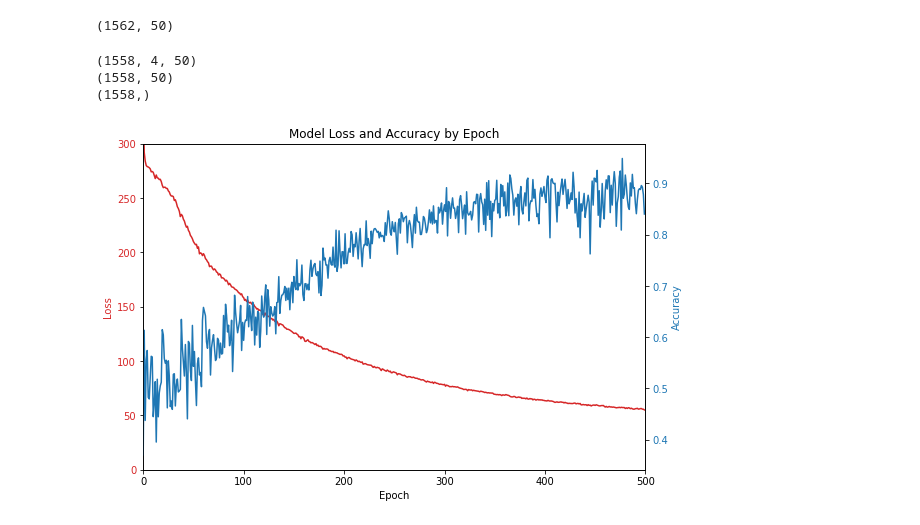
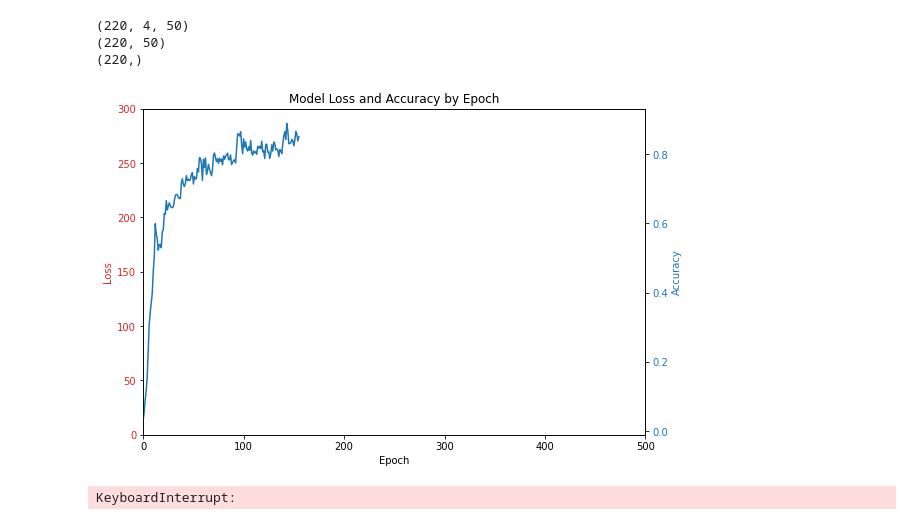
Before and after one commit to YoonjaeH/HackIllinois, a Jupyter notebook: data/model_train.ipynb, the cells around one changed output. Saved outputs shown, nothing was run; the diff lists cells and outputs as text; code cells hidden in the pictures.

Commit message:
Update data by 7 days bin

```diff
--- a/data/model_train.ipynb
+++ b/data/model_train.ipynb
@@ -17,11 +17,9 @@ import matplotlib.pyplot as plt
 data = pd.read_csv('data_from_news.csv')
 # %%
 # Group data by weeks
-# matrix, date = convert_data_to_matrix(data, group_data = True, group_days = 7)
-matrix, date = convert_data_to_matrix(data)
-matrix.shape
+matrix, date = convert_data_to_matrix(data, group_data = True, group_days = 7)
+# matrix, date = convert_data_to_matrix(data)
+# matrix.shape
-# %% [output]
-(1562, 50)
 # %%
 # scaler = MinMaxScaler(feature_range=(0, 1))
 
@@ -35,9 +33,9 @@ print(y.shape)
 date = date[:x.shape[0]]
 print(date.shape)
 # %% [output]
-(1558, 4, 50)
-(1558, 50)
-(1558,)
+(220, 4, 50)
+(220, 50)
+(220,)
 # %%
 train_loader, test_loader = split_data(x, y)
 # %%
@@ -74,34 +72,35 @@ for epoch in range(num_epochs):
             pred = get_pred(output)
             accu = calc_accuracy(pred, y)
             # accu = calc_strict_accuracy(pred, y)
             acc.append(accu)
 
     LOSS.append(np.mean(rloss))
     ACCU.append(np.mean(acc))
 
     fig, ax1 = plt.subplots()
-    plt.axis([0, num_epochs, 0, 300])
+    plt.axis([0, num_epochs])
     color = 'tab:red'
     ax1.set_xlabel('Epoch')
     ax1.set_ylabel('Loss', color = color)
     ax1.plot(LOSS, color = color)
     ax1.tick_params(axis='y', labelcolor = color)
 
     color = 'tab:blue'
     ax2 = ax1.twinx()
     ax2.set_ylabel('Accuracy', color = color)
     ax2.plot(ACCU, color = color)
     ax2.tick_params(axis='y', labelcolor = color)
     plt.title('Model Loss and Accuracy by Epoch')
     fig.set_size_inches(9, 6)
 
     display.clear_output(wait=True)
     plt.pause(0.01)
 
     # print("Epoch {}/{}, Loss: {:.3f}, Accuracy: {:.2f}%".format(epoch, num_epochs, LOSS[-1], ACCU[-1] * 100))
 # total = time.time() - start
 # print("Total train time: {} hrs {} mins".format(total // 3600, (total % 3600) // 60))
 # %% [output]
-[figure, old version]
+[figure, new version]
+KeyboardInterrupt:
 # %%
 torch.save(model, 'prediction_model.pt')
```
Also changed, not shown: 4 other files.
